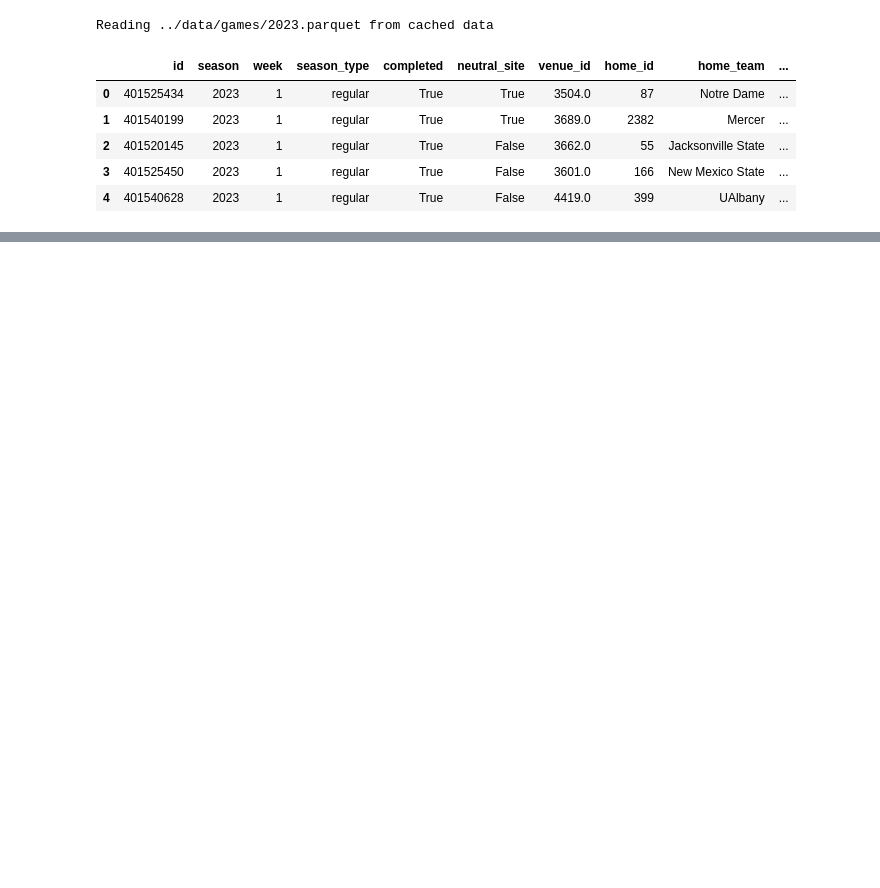
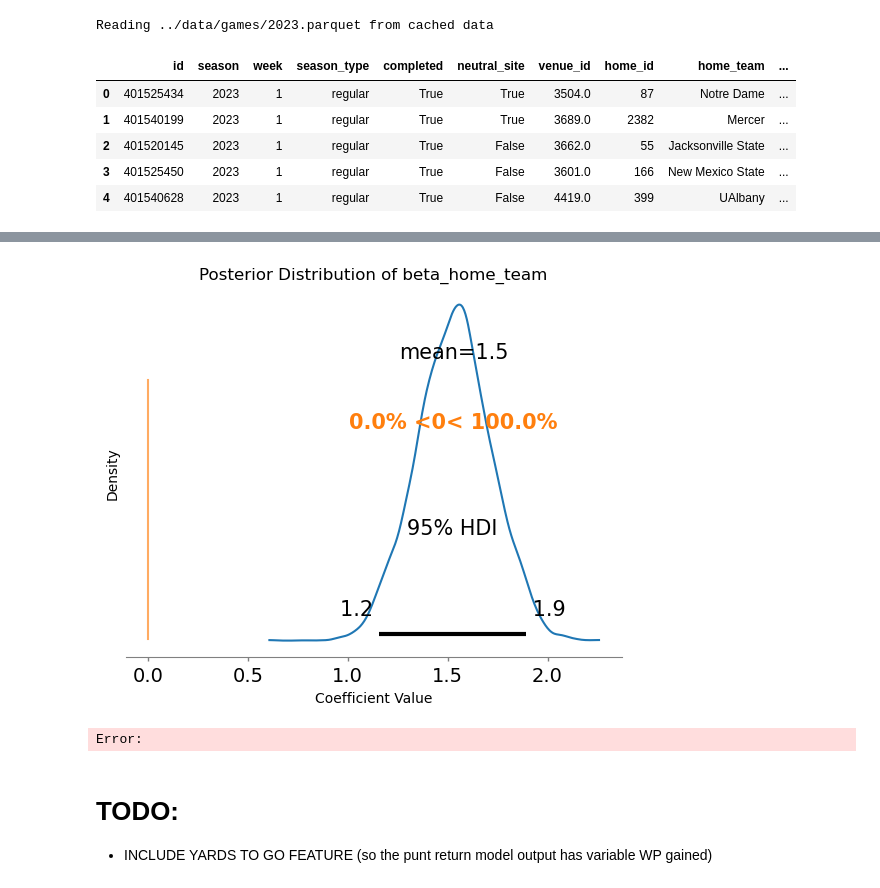
Before and after one commit to lneuendorf/4th-down-models, a Jupyter notebook: notebooks/win_probability.ipynb, the cells around one changed output, grey strips where cells are left out. Cells and saved outputs as stored; diff of their text form; code cells hidden in the pictures; blank space fills up the shorter version.

Commit message:
starting punt return model

```diff
--- a/notebooks/win_probability.ipynb
+++ b/notebooks/win_probability.ipynb
@@ -182,0 +272,37 @@ df_games.query('id==401525434')[['home_team','home_points','away_team','away_poi
+# %%
+import pymc as pm
+import arviz as az
+
+n_cores = os.cpu_count()
+
+n_time_buckets = 101  # 0% to 100%
+df_mini = df.sample(5_000, random_state=42)
+n_obs = len(df_mini)
+
+with pm.Model() as model:
+    beta_score_diff = pm.GaussianRandomWalk('beta_score_diff', sigma=1, shape=n_time_buckets, init_dist=pm.Normal.dist(0, 10))
+    beta_pregame_elo_diff = pm.GaussianRandomWalk('beta_pregame_elo_diff', sigma=1, shape=n_time_buckets, init_dist=pm.Normal.dist(0, 10))
+    beta_offense_timeouts = pm.GaussianRandomWalk('beta_offense_timeouts', sigma=1, shape=n_time_buckets, init_dist=pm.Normal.dist(0, 10))
+    beta_defense_timeouts = pm.GaussianRandomWalk('beta_defense_timeouts', sigma=1, shape=n_time_buckets, init_dist=pm.Normal.dist(0, 10))
+
+    beta_home_team = pm.Normal('beta_home_team', mu=0, sigma=10)
+
+    mu = (beta_score_diff[df_mini['pct_game_played_bin']] * df_mini['score_diff']
+          + beta_pregame_elo_diff[df_mini['pct_game_played_bin']] * df_mini['pregame_elo_diff']
+          + beta_offense_timeouts[df_mini['pct_game_played_bin']] * df_mini['offense_timeouts']
+          + beta_defense_timeouts[df_mini['pct_game_played_bin']] * df_mini['defense_timeouts']
+          + beta_home_team * df_mini['home_team'])
+
+    sigma = pm.HalfNormal('sigma', 5)
+    y_obs = pm.Normal('y_obs', mu=mu, sigma=sigma, observed=df_mini['score_diff_final'])
+
+    # Inference
+    trace = pm.sample(
+        draws=1000,
+        return_inferencedata=True,
+        cores=n_cores,
+        # progressbar=True,
+        # nuts_sampler="numpyro",
+    )
+
+az.summary(trace)
@@ -182,0 +407,13 @@ df_games.query('id==401525434')[['home_team','home_points','away_team','away_poi
+# %%
+# plot the average distribution of beta_home_team
+az.plot_posterior(trace, var_names=['beta_home_team'], ref_val=0, hdi_prob=0.95)
+plt.title('Posterior Distribution of beta_home_team')
+plt.xlabel('Coefficient Value')
+plt.ylabel('Density')
+plt.show()
+# %% [output]
+[figure, added]
+Error:
+# %% [markdown]
+# TODO:
+- INCLUDE YARDS TO GO FEATURE (so the punt return model output has variable WP gained)
```
Also changed, not shown: parts of 23 cells of this notebook, 1 other file.
